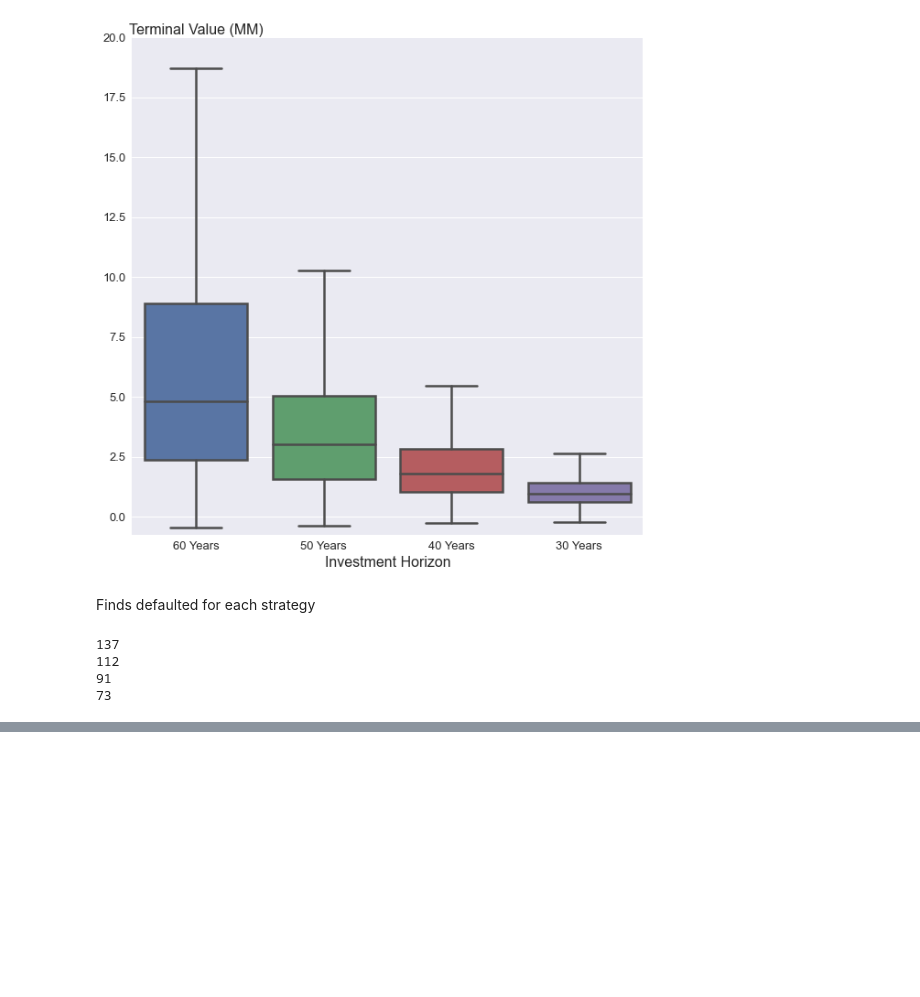
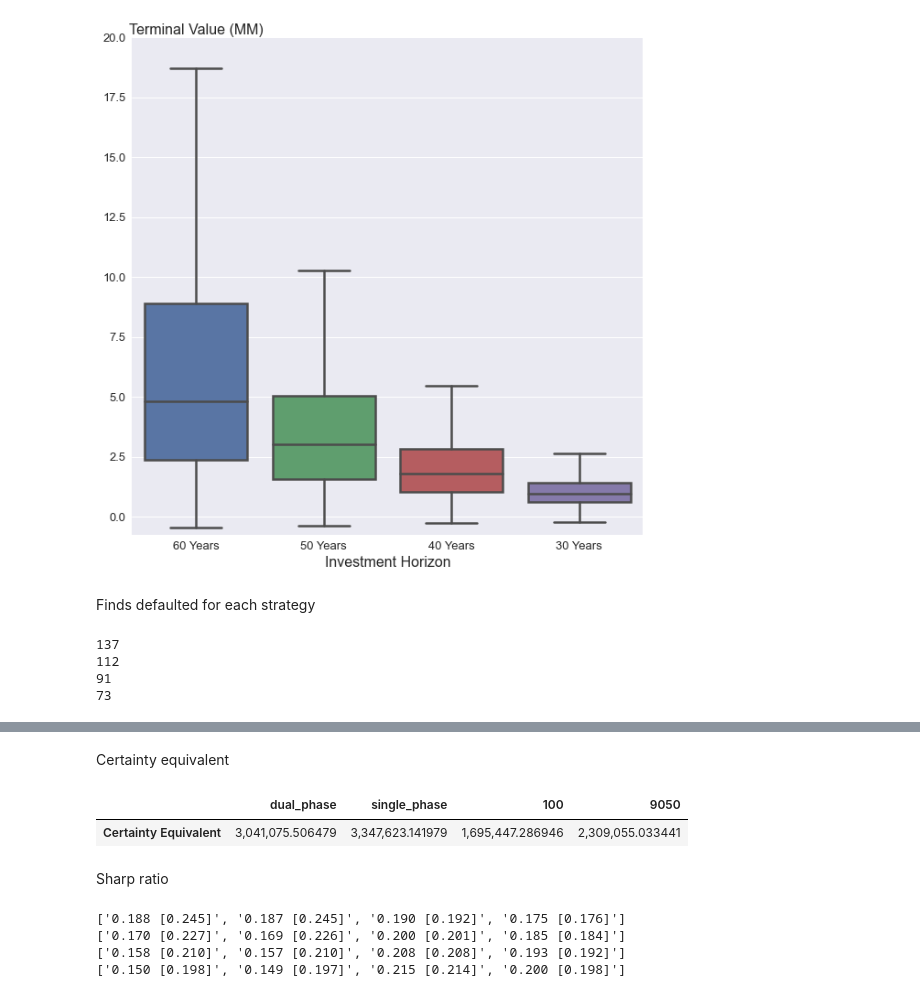
Before and after one commit to neriksen/applied_finance, a Jupyter notebook: robustness_investment_horizon.ipynb, the cells around one changed output, grey strips where cells are left out. Saved outputs shown, nothing was run; the diff lists cells and outputs as text; code cells hidden in the pictures; blank space fills up the shorter version.

Commit message:
with CE and sharpe

```diff
--- a/robustness_investment_horizon.ipynb
+++ b/robustness_investment_horizon.ipynb
@@ -95,0 +94,12 @@ print(len(defaulted_Y30))
+# %% [markdown]
+Certainty equivalent
+# %%
+sharpe.CE_ports(Y30)
+sharpe.CE_ports(Y40)
+sharpe.CE_ports(Y50)
+sharpe.CE_ports(Y60)
+# %% [output]
+|  | dual_phase | single_phase | 100 | 9050 |
+| Certainty Equivalent | 3,041,075.506479 | 3,347,623.141979 | 1,695,447.286946 | 2,309,055.033441 |
+# %% [markdown]
+Sharp ratio
@@ -95,0 +116,10 @@ print(len(defaulted_Y30))
+# %%
+print(mean_median_2)
+print(mean_median_3)
+print(mean_median_4)
+print(mean_median_5)
+# %% [output]
+['0.188 [0.245]', '0.187 [0.245]', '0.190 [0.192]', '0.175 [0.176]']
+['0.170 [0.227]', '0.169 [0.226]', '0.200 [0.201]', '0.185 [0.184]']
+['0.158 [0.210]', '0.157 [0.210]', '0.208 [0.208]', '0.193 [0.192]']
+['0.150 [0.198]', '0.149 [0.197]', '0.215 [0.214]', '0.200 [0.198]']
```
Also changed, not shown: parts of 4 cells of this notebook, 1 other file.
